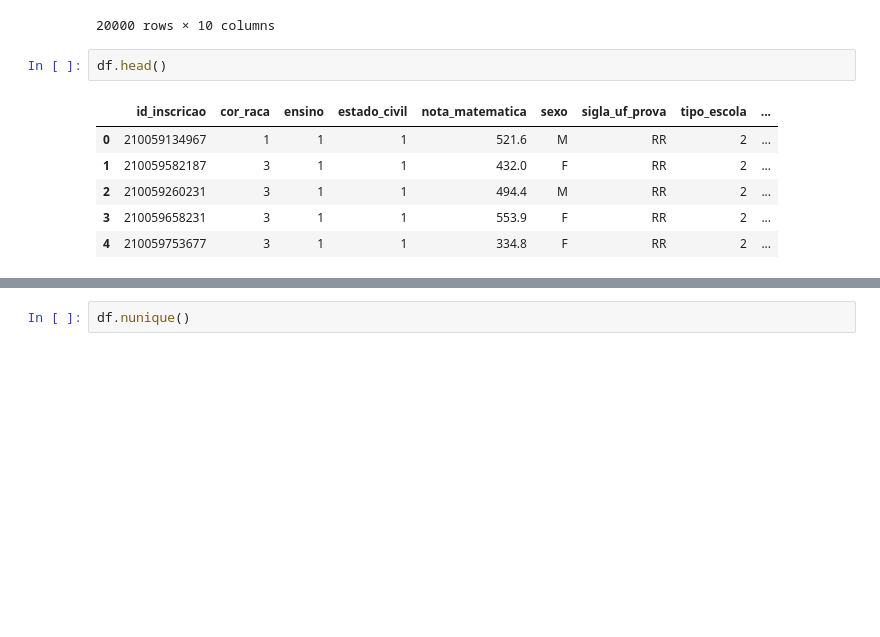
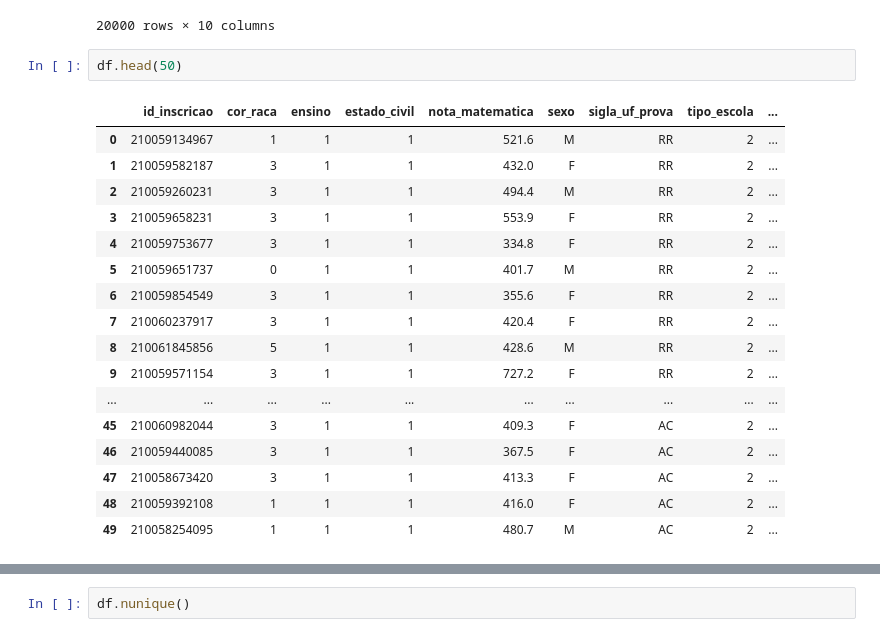
Before and after one commit to Phenriqx/algorithmic-fairness-enem, a Jupyter notebook: testing.ipynb, the cells around one changed output, grey strips where cells are left out. Cells and saved outputs as stored; diff of their text form; blank space fills up the shorter version.

```diff
--- a/testing.ipynb
+++ b/testing.ipynb
@@ -69,14 +69,25 @@ df[df.notnull().all(1)]
 | 19999 | 210059617158 | 3 | 1 | 1 | 467.3 | F | TO | 2 | ... |
 20000 rows × 10 columns
 # %%
-df.head()
+df.head(50)
 # %% [output]
 |  | id_inscricao | cor_raca | ensino | estado_civil | nota_matematica | sexo | sigla_uf_prova | tipo_escola | ... |
 | 0 | 210059134967 | 1 | 1 | 1 | 521.6 | M | RR | 2 | ... |
 | 1 | 210059582187 | 3 | 1 | 1 | 432.0 | F | RR | 2 | ... |
 | 2 | 210059260231 | 3 | 1 | 1 | 494.4 | M | RR | 2 | ... |
 | 3 | 210059658231 | 3 | 1 | 1 | 553.9 | F | RR | 2 | ... |
 | 4 | 210059753677 | 3 | 1 | 1 | 334.8 | F | RR | 2 | ... |
+| 5 | 210059651737 | 0 | 1 | 1 | 401.7 | M | RR | 2 | ... |
+| 6 | 210059854549 | 3 | 1 | 1 | 355.6 | F | RR | 2 | ... |
+| 7 | 210060237917 | 3 | 1 | 1 | 420.4 | F | RR | 2 | ... |
+| 8 | 210061845856 | 5 | 1 | 1 | 428.6 | M | RR | 2 | ... |
+| 9 | 210059571154 | 3 | 1 | 1 | 727.2 | F | RR | 2 | ... |
+| ... | ... | ... | ... | ... | ... | ... | ... | ... | ... |
+| 45 | 210060982044 | 3 | 1 | 1 | 409.3 | F | AC | 2 | ... |
+| 46 | 210059440085 | 3 | 1 | 1 | 367.5 | F | AC | 2 | ... |
+| 47 | 210058673420 | 3 | 1 | 1 | 413.3 | F | AC | 2 | ... |
+| 48 | 210059392108 | 1 | 1 | 1 | 416.0 | F | AC | 2 | ... |
+| 49 | 210058254095 | 1 | 1 | 1 | 480.7 | M | AC | 2 | ... |
 # %%
 df.describe()
 # %% [output]
```
Also changed, not shown: parts of 18 cells of this notebook, 3 other files.
